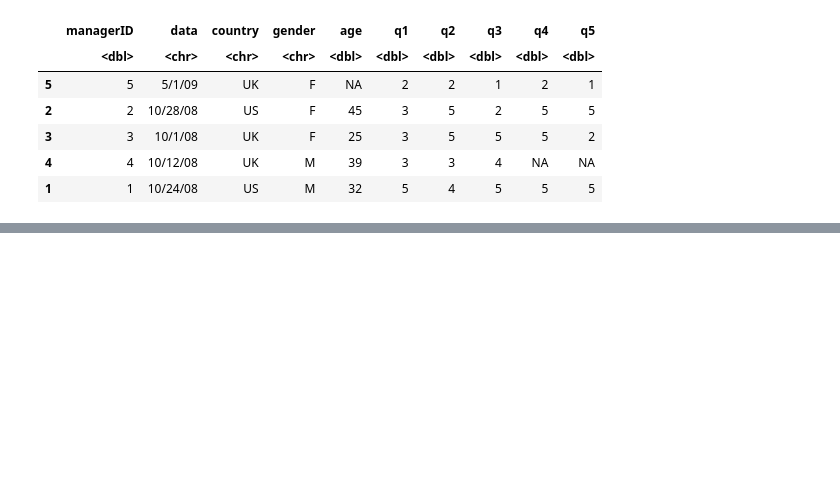
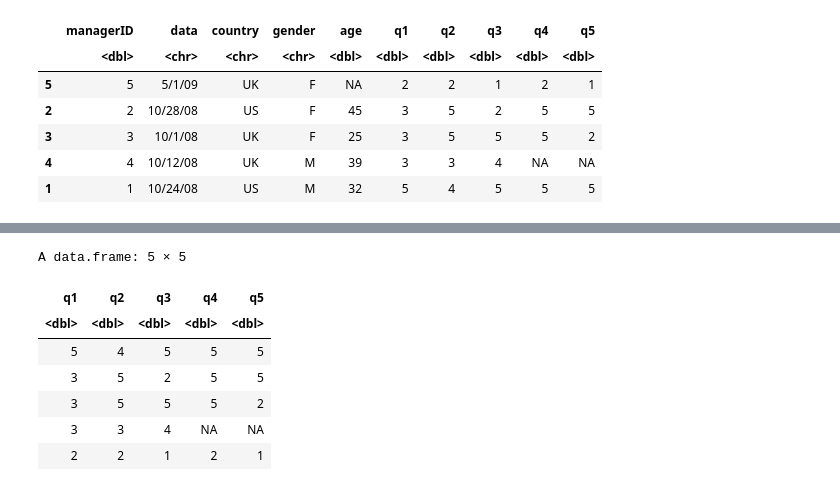
Before and after one commit to ruishuQU/R-IN-ACTION, a Jupyter notebook: code/ch04 基本数据管理.ipynb, the cells around one changed output, grey strips where cells are left out. Drawn from its saved outputs; the diff is of its cells as text; code cells hidden in the pictures; blank space fills up the shorter version.

```diff
--- a/code/ch04 基本数据管理.ipynb
+++ b/code/ch04 基本数据管理.ipynb
@@ -376,0 +382,14 @@ ERROR: Error in merge(dataframeA, dataframeB, by = "ID"): object 'dataframeA' no
+# %%
+# 4.10 数据集取子集
+# 4.10.1 选入（保留）变量
+newdata <- leadership[, c(6:10)]
+newdata
+# %% [output]
+A data.frame: 5 × 5
+| q1 | q2 | q3 | q4 | q5 |
+| <dbl> | <dbl> | <dbl> | <dbl> | <dbl> |
+| 5 | 4 | 5 | 5 | 5 |
+| 3 | 5 | 2 | 5 | 5 |
+| 3 | 5 | 5 | 5 | 2 |
+| 3 | 3 | 4 | NA | NA |
+| 2 | 2 | 1 | 2 | 1 |
```
Also changed, not shown: parts of 4 cells of this notebook.
